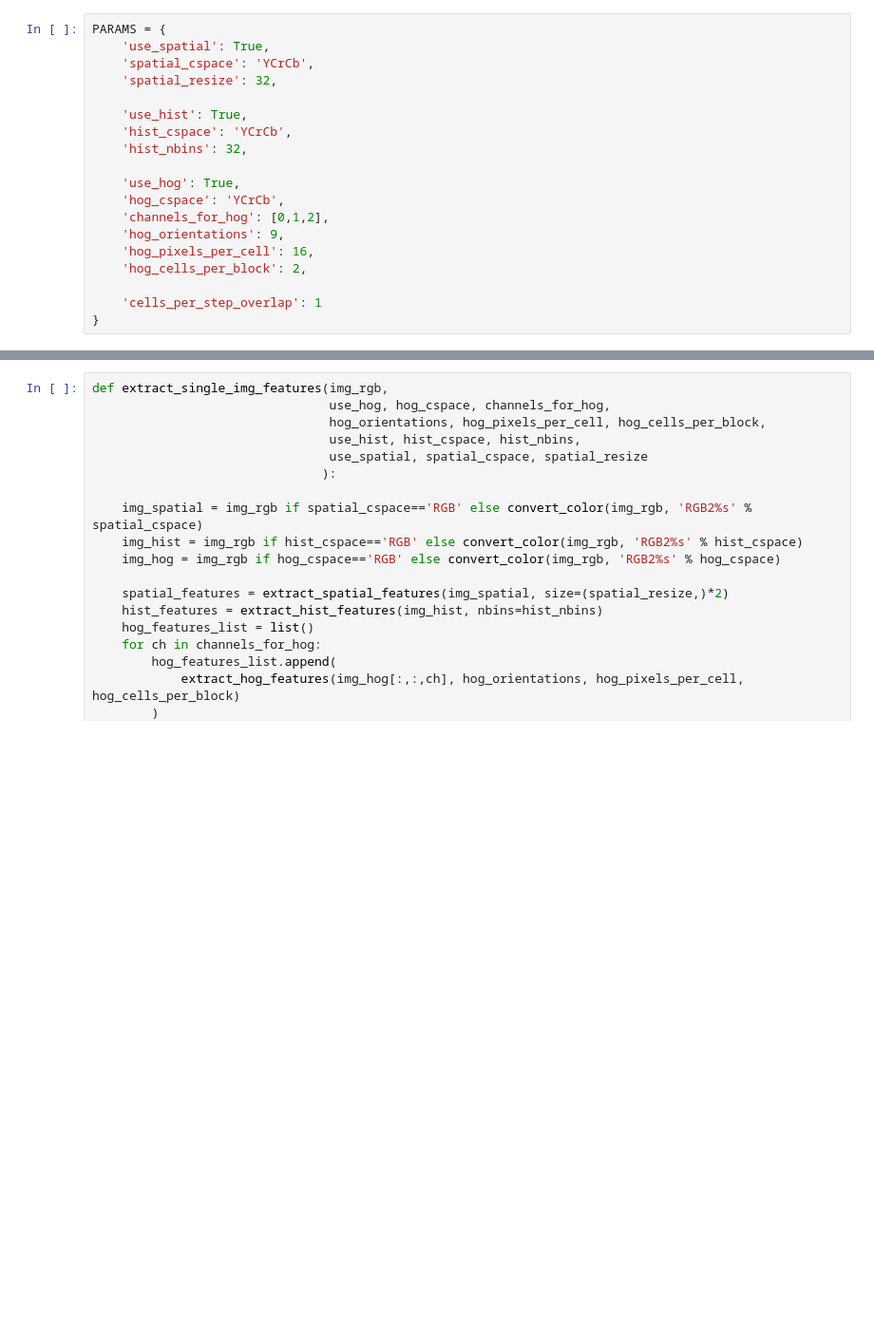
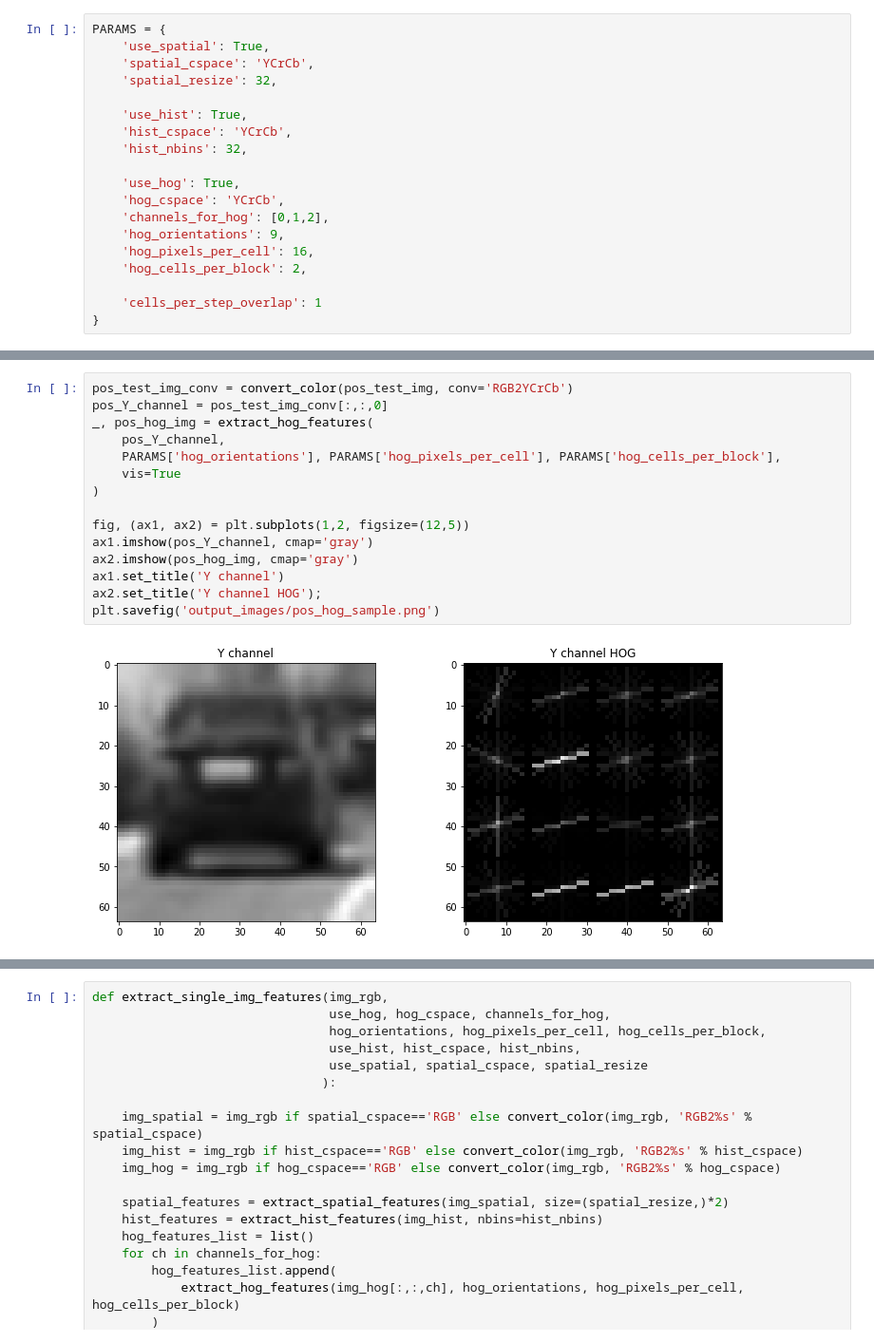
Before and after one commit to partmor/CarND-VehicleDetection-P5, a Jupyter notebook: p5_solution.ipynb, the cells around one changed output, grey strips where cells are left out. Shown at 95% size. Saved outputs shown, nothing was run; the diff lists cells and outputs as text; blank space fills up the shorter version.

```diff
--- a/p5_solution.ipynb
+++ b/p5_solution.ipynb
@@ -38,0 +64,17 @@ PARAMS = {
+# %%
+pos_test_img_conv = convert_color(pos_test_img, conv='RGB2YCrCb')
+pos_Y_channel = pos_test_img_conv[:,:,0]
+_, pos_hog_img = extract_hog_features(
+    pos_Y_channel,
+    PARAMS['hog_orientations'], PARAMS['hog_pixels_per_cell'], PARAMS['hog_cells_per_block'],
+    vis=True
+)
+
+fig, (ax1, ax2) = plt.subplots(1,2, figsize=(12,5))
+ax1.imshow(pos_Y_channel, cmap='gray')
+ax2.imshow(pos_hog_img, cmap='gray')
+ax1.set_title('Y channel')
+ax2.set_title('Y channel HOG');
+plt.savefig('output_images/pos_hog_sample.png')
+# %% [output]
+[figure, added]
```
Also changed, not shown: parts of 26 cells of this notebook, 1 other file.
